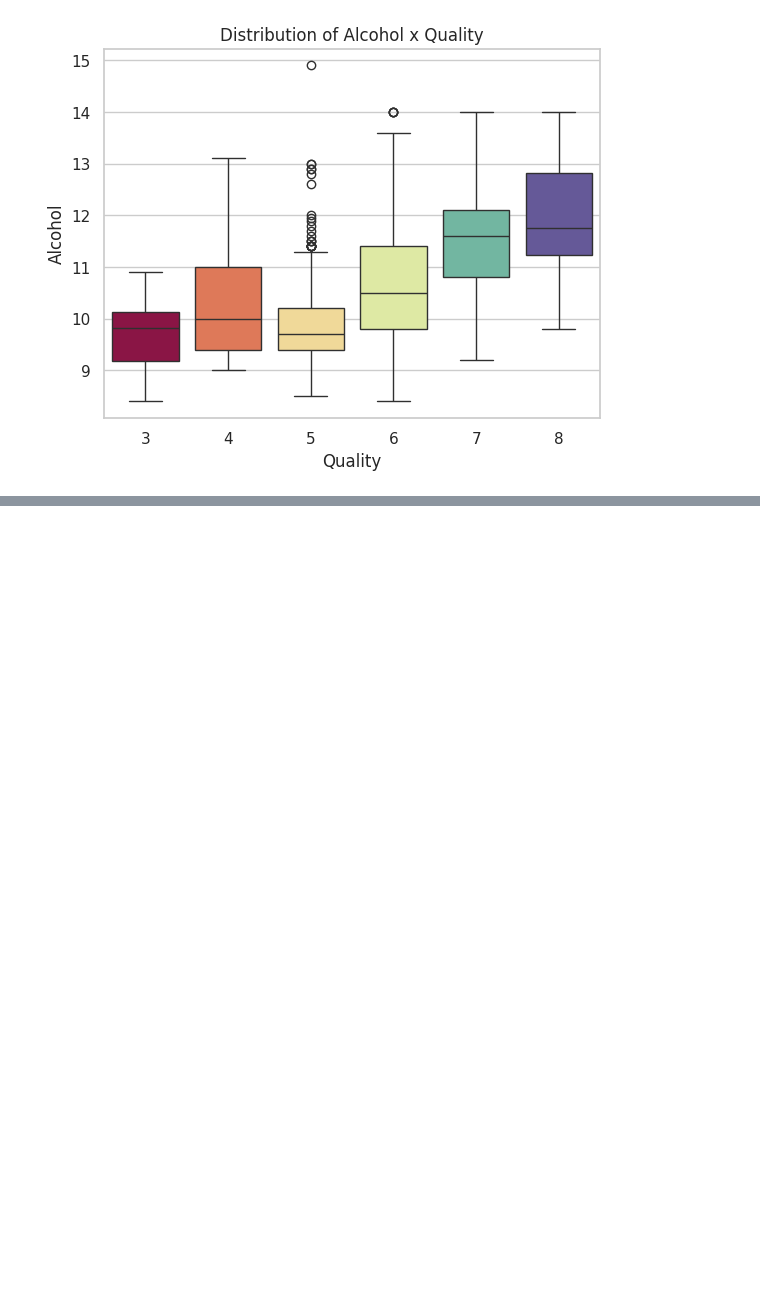
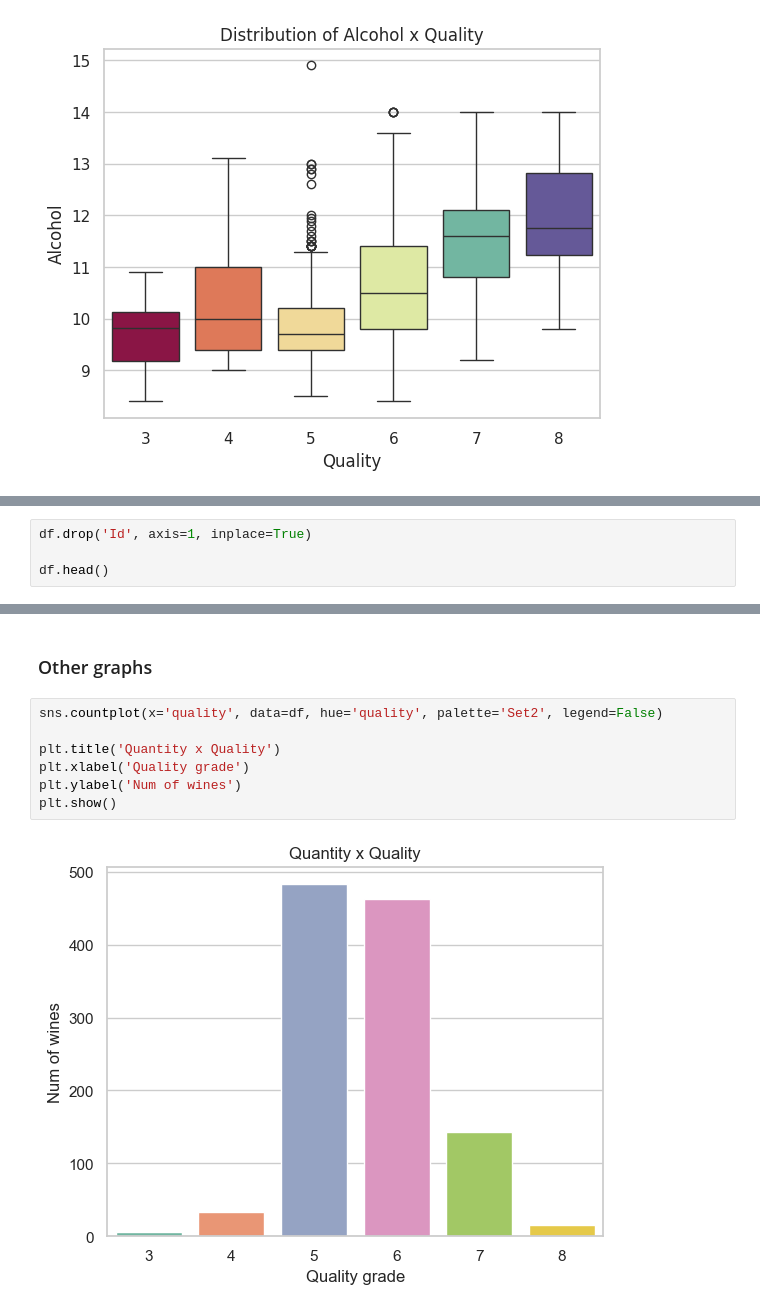
Before and after one commit to nathaliaacouto/ADES_Wine_Quality, a Jupyter notebook: [ADES]_Wine_Project.ipynb, the cells around one changed output, grey strips where cells are left out. Saved outputs shown, nothing was run; the diff lists cells and outputs as text; blank space fills up the shorter version.

```diff
--- a/[ADES]_Wine_Project.ipynb
+++ b/[ADES]_Wine_Project.ipynb
@@ -168,0 +205,4 @@ plt.show()
+# %%
+df.drop('Id', axis=1, inplace=True)
+
+df.head()
@@ -168,0 +216,11 @@ plt.show()
+# %% [markdown]
+### Other graphs
+# %%
+sns.countplot(x='quality', data=df, hue='quality', palette='Set2', legend=False)
+
+plt.title('Quantity x Quality')
+plt.xlabel('Quality grade')
+plt.ylabel('Num of wines')
+plt.show()
+# %% [output]
+[figure, added]
```
Also changed, not shown: parts of 6 cells of this notebook.
